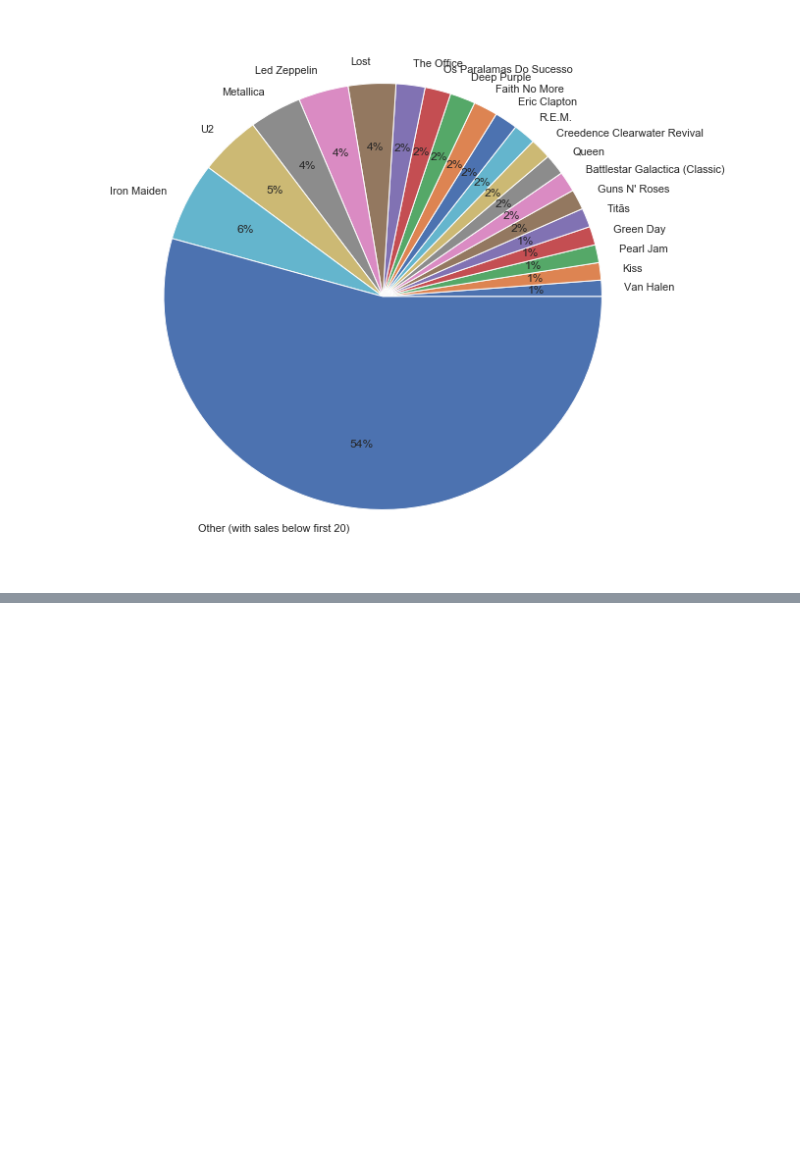
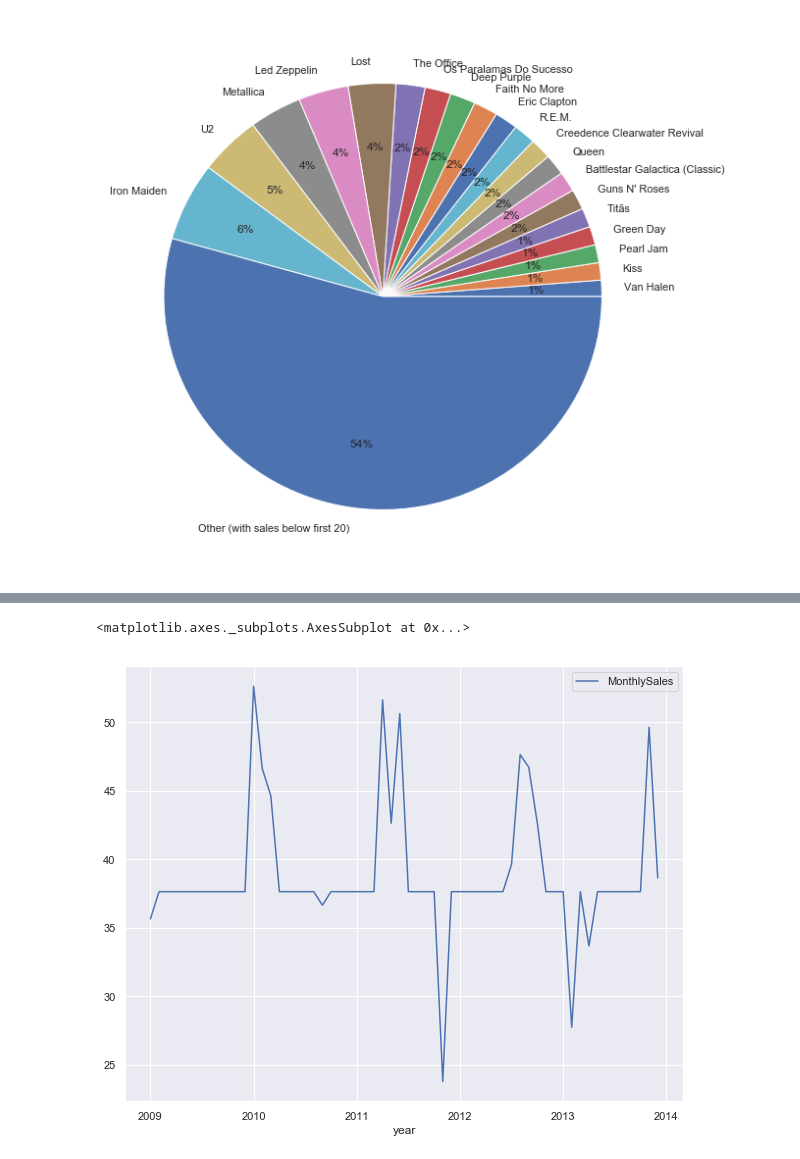
Before and after one commit to vaal12/MSPowerPoint-Automation, a Jupyter notebook: Picture for powerpoint.ipynb, the cells around one changed output, grey strips where cells are left out. Drawn from its saved outputs; the diff is of its cells as text; code cells hidden in the pictures; blank space fills up the shorter version.

```diff
--- a/Picture for powerpoint.ipynb
+++ b/Picture for powerpoint.ipynb
@@ -184,0 +178,10 @@ ax.get_figure().savefig(
+# %%
+sales_by_dateDF = pd.read_sql_query("""
+    SELECT strftime('%Y-%m', datetime(InvoiceDate)) as year, SUM(Total) as MonthlySales
+    FROM (
+        SELECT * from invoices
+    )
+    GROUP BY strftime('%Y-%m', datetime(InvoiceDate))
+    ORDER BY strftime('%Y-%m', datetime(InvoiceDate)) ASC
+""", business_conn, parse_dates = ["year"])
+sales_by_dateDF.head(20)
@@ -184,0 +206,5 @@ ax.get_figure().savefig(
+# %%
+sales_by_dateDF.plot(x="year", y="MonthlySales", figsize=(10,8))
+# %% [output]
+<matplotlib.axes._subplots.AxesSubplot at 0x...>
+[figure, added]
```
Also changed, not shown: parts of 6 cells of this notebook, 2 other files.
